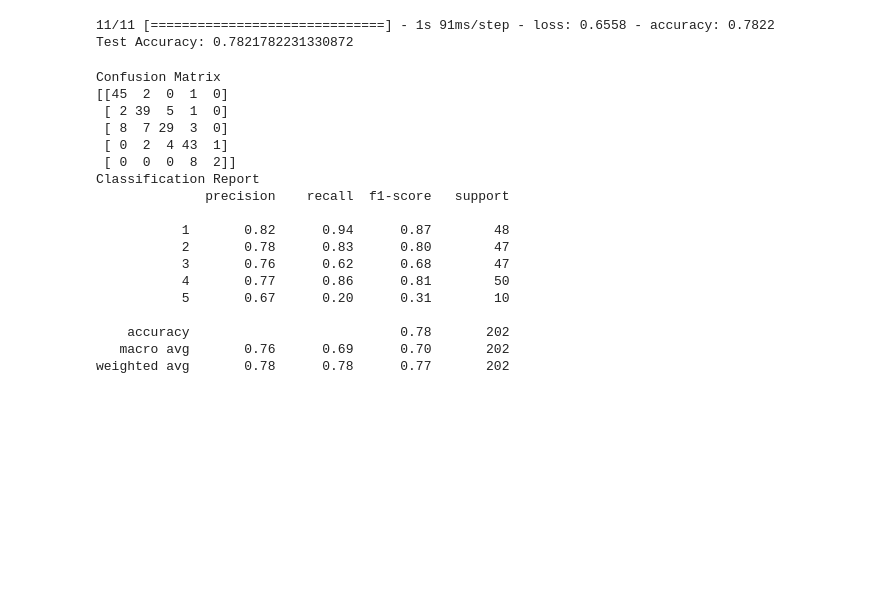
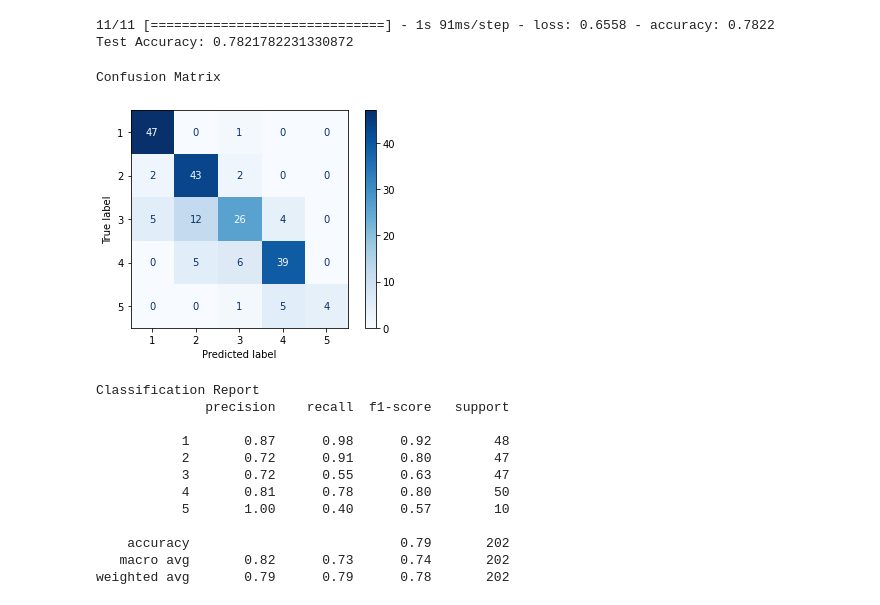
Before and after one commit to fergarfer1/TFGfgf, a Jupyter notebook: CH_V_5hojas_cv.ipynb, the cells around one changed output. Cells and saved outputs as stored; diff of their text form; code cells hidden in the pictures; blank space fills up the shorter version.

```diff
--- a/CH_V_5hojas_cv.ipynb
+++ b/CH_V_5hojas_cv.ipynb
@@ -412,4 +412,4 @@ Test Accuracy: 0.7821782231330872
 model.save('CH_V_5hojas_cv.h5')
 # %%
 # Cargar modelo
-model = tf.keras.models.load_model('CH_V_2hojas.h5')
+model = tf.keras.models.load_model('CH_V_5hojas_cv.h5')
@@ -437,28 +416,27 @@ if classes[0,1] == 1:
 # %%
 # Confusion matrix
 Y_pred = model.predict(test_generator, len(test_dir) // (20+1))
 y_pred = np.argmax(Y_pred, axis=1)
+target_names = ['1', '2','3','4','5']
 print('Confusion Matrix')
-print(confusion_matrix(test_generator.classes, y_pred))
+cm = confusion_matrix(test_generator.classes, y_pred)
+disp = ConfusionMatrixDisplay(confusion_matrix=cm, display_labels=target_names)
+disp.plot(cmap=plt.cm.Blues)
+plt.show()
 print('Classification Report')
-target_names = ['1', '2', '3','4', '5']
 print(classification_report(test_generator.classes, y_pred, target_names=target_names))
 # %% [output]
 Confusion Matrix
-[[45  2  0  1  0]
- [ 2 39  5  1  0]
- [ 8  7 29  3  0]
- [ 0  2  4 43  1]
- [ 0  0  0  8  2]]
-Classification Report
-              precision    recall  f1-score   support
-
-           1       0.82      0.94      0.87        48
-           2       0.78      0.83      0.80        47
-           3       0.76      0.62      0.68        47
-           4       0.77      0.86      0.81        50
-           5       0.67      0.20      0.31        10
-
-    accuracy                           0.78       202
-   macro avg       0.76      0.69      0.70       202
-weighted avg       0.78      0.78      0.77       202
+[figure, added]
+Classification Report
+              precision    recall  f1-score   support
+
+           1       0.87      0.98      0.92        48
+           2       0.72      0.91      0.80        47
+           3       0.72      0.55      0.63        47
+           4       0.81      0.78      0.80        50
+           5       1.00      0.40      0.57        10
+
+    accuracy                           0.79       202
+   macro avg       0.82      0.73      0.74       202
+weighted avg       0.79      0.79      0.78       202
```
Also changed, not shown: parts of 6 cells of this notebook.
